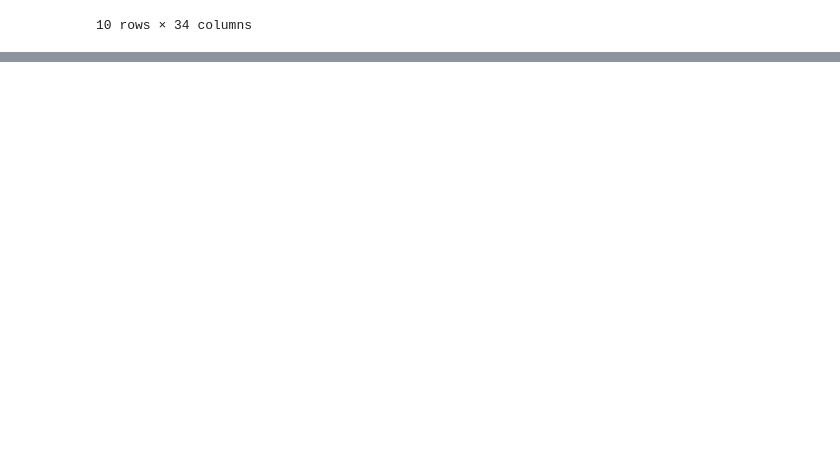
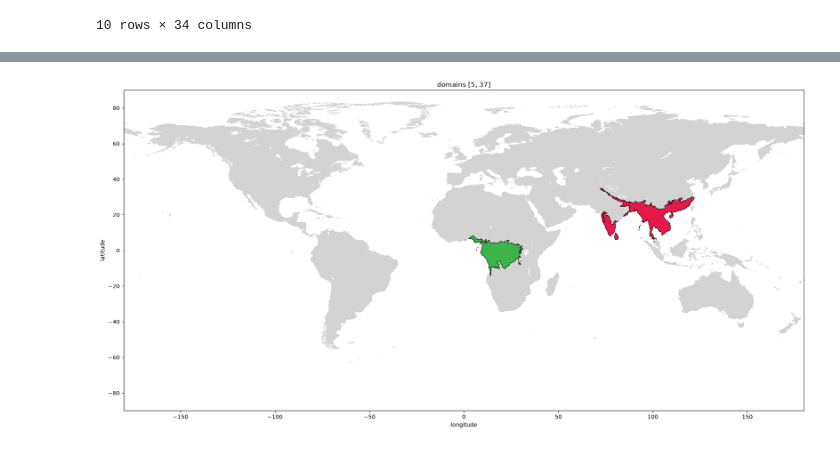
Before and after one commit to yashkher-123/transferability-through-representations, a Jupyter notebook: visualize_domains.ipynb, the cells around one changed output, grey strips where cells are left out. Drawn from its saved outputs; the diff is of its cells as text; code cells hidden in the pictures; blank space fills up the shorter version.

```diff
--- a/visualize_domains.ipynb
+++ b/visualize_domains.ipynb
@@ -160,0 +188,4 @@ true_matrix.head(10)
+# %%
+plot_domain([5,37])
+# %% [output]
+[figure, added]
```
Also changed, not shown: parts of 2 cells of this notebook, 1 other file.
